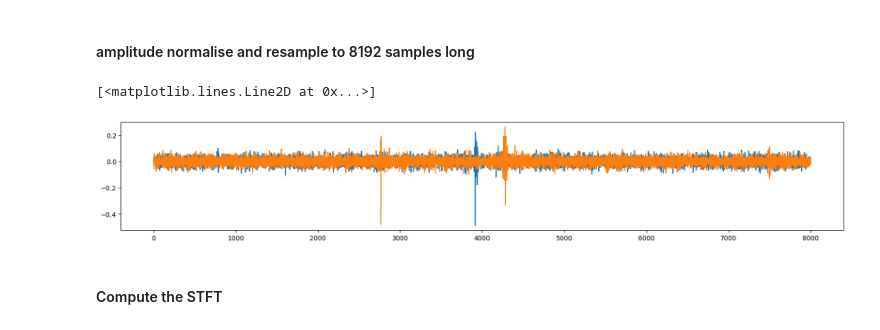
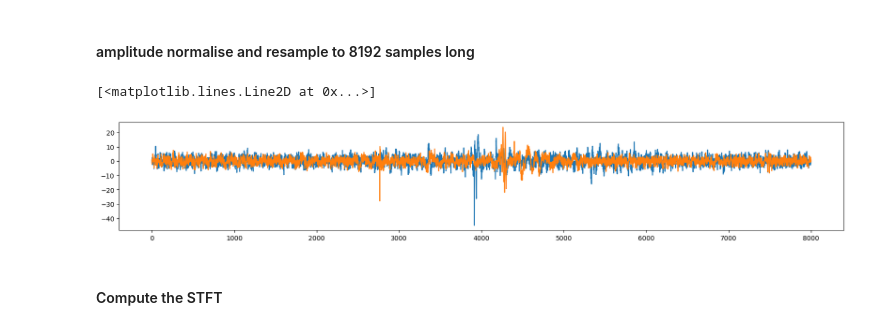
Before and after one commit to mcrooks83/osteosense_vag, a Jupyter notebook: notebooks/ML/Spectogram_CNN/spectogram_data_set.ipynb, the cells around one changed output. Drawn from its saved outputs; the diff is of its cells as text; code cells hidden in the pictures.

```diff
--- a/notebooks/ML/Spectogram_CNN/spectogram_data_set.ipynb
+++ b/notebooks/ML/Spectogram_CNN/spectogram_data_set.ipynb
@@ -65,6 +65,9 @@ def amplitude_normal(signal):
     data_max = max(sig)
     normal = (sig - data_min) / (data_max - data_min)
     return normal.tolist()
+
+def detrend_signal(signal):
+    return detrend(signal)
 
 def build_filter(frequency, sample_rate, filter_type, filter_order):
     #nyq = 0.5 * sample_rate
@@ -88,8 +91,12 @@ def filter_signal(b, a, signal, filter):
     elif(filter=="sos"):
         return sosfiltfilt(sos, signal)
 
-def resample_vag_signal(d_set, r_l, fs, b,a, do_filter):
-    n = amplitude_normal(d_set)
+# resample or detrend
+def resample_vag_signal(d_set, r_l, fs, b,a, do_filter, det_signal=True):
+    if(det_signal):
+        n=detrend_signal(d_set)
+    else:
+        n = amplitude_normal(d_set)
     #t = np.linspace(0, fs, num=len(n))  # Original x values (e.g., time or sample indices)
     #x_new = np.linspace(t.min(), t.max(), n_points)
 
@@ -103,36 +110,36 @@ def resample_vag_signal(d_set, r_l, fs, b,a, do_filter):
     else:
         y_filtered  = y_new
     return y_filtered
 
 
 # build a filter
-low_cut_off = 100 # removes muscle artifacts and baseline wander
-high_cut_off = 750
+low_cut_off = 10 # removes muscle artifacts and baseline wander
+high_cut_off = 950
 filter_order = 5   # 9th order has been used in literature?
 filter_type =  "bandpass"  #"bandpass", high, low
 r_l = 8000  # next fft points value int(math.pow(2, math.ceil(math.log2(len(data)))))
 fs = 2000 # sampling_frequency 2kH
 
 b,a = build_filter((low_cut_off, high_cut_off), fs, filter_type, filter_order)
 
 healthy_resampled = []
 pathology_resampled = []
 
 do_filter = True
 for d_set in healthy_subs:
     r = resample_vag_signal(d_set, r_l, fs, b,a, do_filter)
     healthy_resampled.append(r)
 
 for d_set in pathology_subs:
     r = resample_vag_signal(d_set, r_l, fs, b,a, do_filter)
     pathology_resampled.append(r)
 
 fig, ax = plt.subplots(1,1, figsize=(20, 3))
 ax.plot(healthy_resampled[19])
 ax.plot(pathology_resampled[2])
 # %% [output]
 [<matplotlib.lines.Line2D at 0x...>]
-[figure, old version]
+[figure, new version]
 # %% [markdown]
 #### Compute the STFT
 # %%
```
Also changed, not shown: parts of 4 cells of this notebook, 8 other files.
